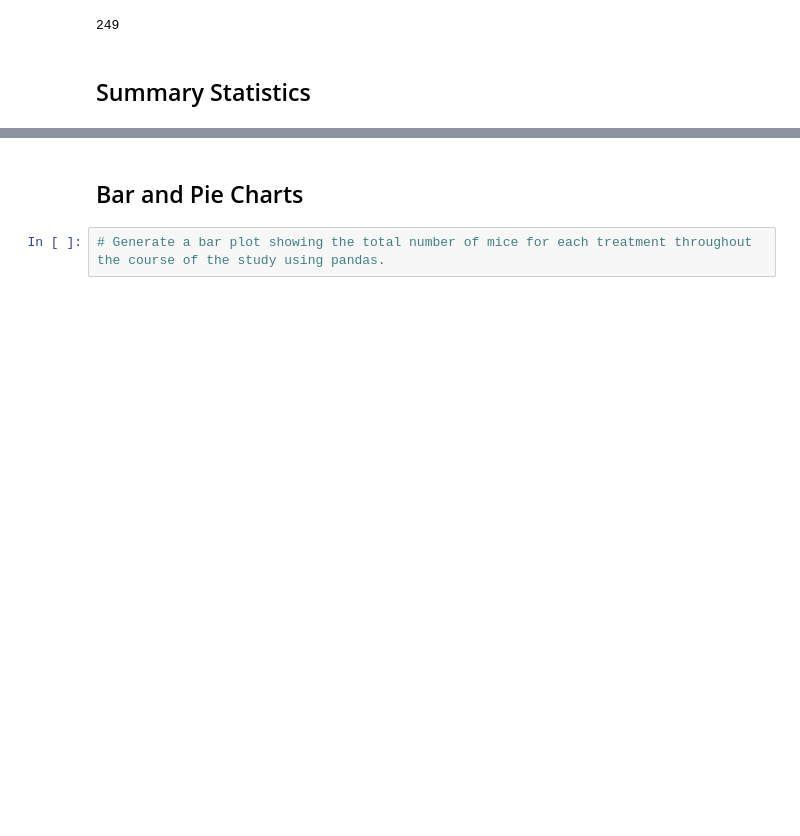
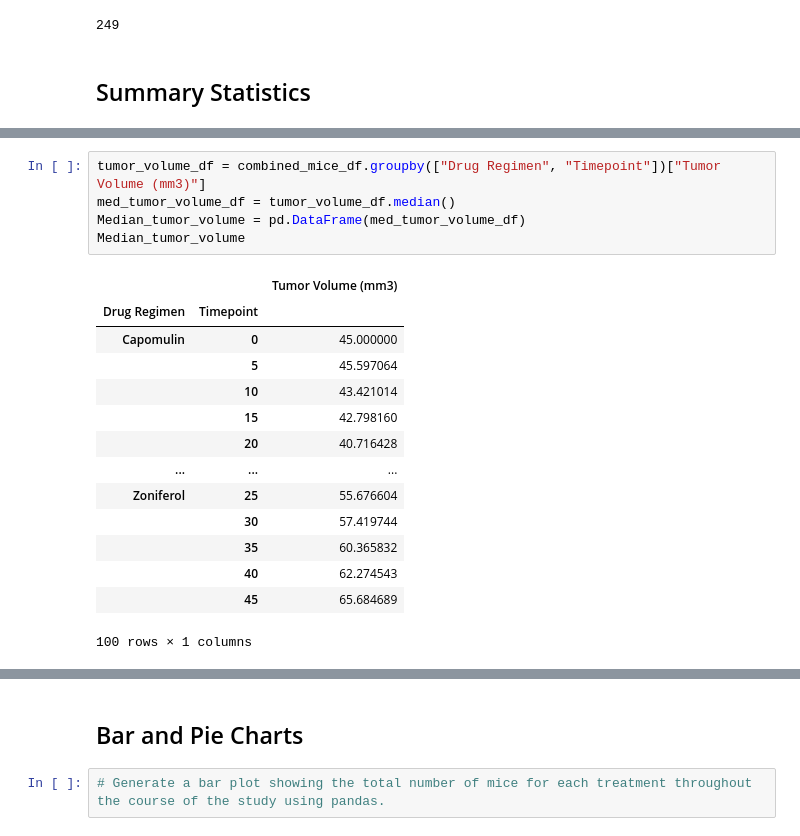
Before and after one commit to kvereda/Matplotlib-challenge, a Jupyter notebook: pymaceuticals_starter.ipynb, the cells around one changed output, grey strips where cells are left out. Drawn from its saved outputs; the diff is of its cells as text; blank space fills up the shorter version.

```diff
--- a/pymaceuticals_starter.ipynb
+++ b/pymaceuticals_starter.ipynb
@@ -95,0 +148,20 @@ dup_removal_mice_df
+# %%
+tumor_volume_df = combined_mice_df.groupby(["Drug Regimen", "Timepoint"])["Tumor Volume (mm3)"]
+med_tumor_volume_df = tumor_volume_df.median()
+Median_tumor_volume = pd.DataFrame(med_tumor_volume_df)
+Median_tumor_volume
+# %% [output]
+|  |  | Tumor Volume (mm3) |
+| Drug Regimen | Timepoint |  |
+| Capomulin | 0 | 45.000000 |
+|  | 5 | 45.597064 |
+|  | 10 | 43.421014 |
+|  | 15 | 42.798160 |
+|  | 20 | 40.716428 |
+| ... | ... | ... |
+| Zoniferol | 25 | 55.676604 |
+|  | 30 | 57.419744 |
+|  | 35 | 60.365832 |
+|  | 40 | 62.274543 |
+|  | 45 | 65.684689 |
+100 rows × 1 columns
```
Also changed, not shown: parts of 12 cells of this notebook.
